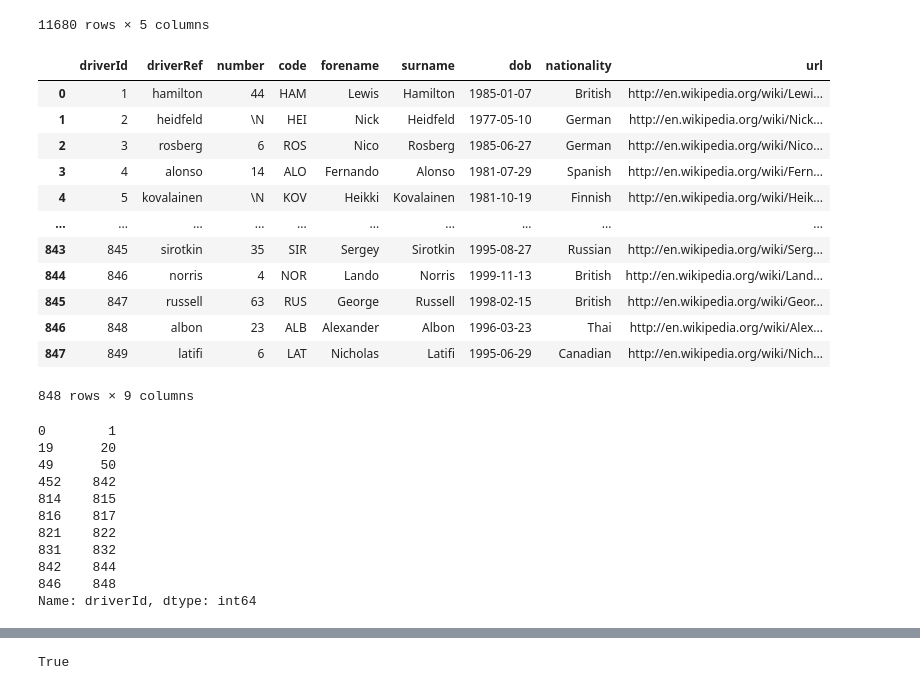
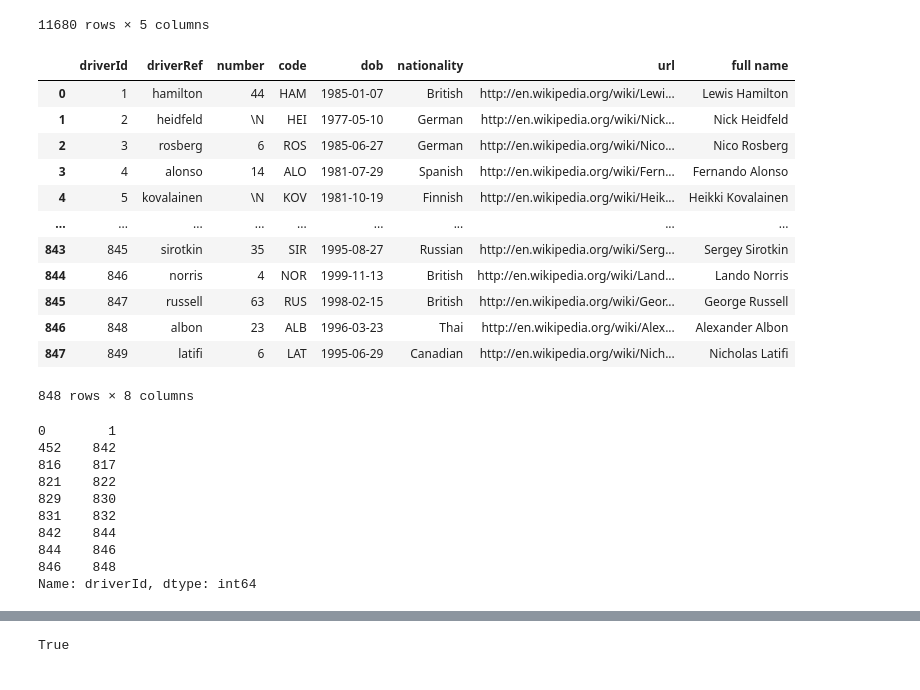
Before and after one commit to Vincent-glitch/ML-Project, a Jupyter notebook: notebooks/formula_etl.ipynb, the cells around one changed output, grey strips where cells are left out. Drawn from its saved outputs; the diff is of its cells as text; code cells hidden in the pictures.

```diff
--- a/notebooks/formula_etl.ipynb
+++ b/notebooks/formula_etl.ipynb
@@ -106,20 +106,24 @@ constructor_results_raw_df
 # status value no information just \N
 constructor_results_interim_df = pd.read_csv('../data/raw/constructor_results.csv').drop(['status'], axis=1)
 constructor_results_interim_df.to_csv('../data/interim/i_constructor_results.csv', index=False)
-# %%
-drivers_raw_df
-# %% [output]
-|  | driverId | driverRef | number | code | forename | surname | dob | nationality | url |
-| 0 | 1 | hamilton | 44 | HAM | Lewis | Hamilton | 1985-01-07 | British | http://en.wikipedia.org/wiki/Lewi... |
-| 1 | 2 | heidfeld | \N | HEI | Nick | Heidfeld | 1977-05-10 | German | http://en.wikipedia.org/wiki/Nick... |
-| 2 | 3 | rosberg | 6 | ROS | Nico | Rosberg | 1985-06-27 | German | http://en.wikipedia.org/wiki/Nico... |
-| 3 | 4 | alonso | 14 | ALO | Fernando | Alonso | 1981-07-29 | Spanish | http://en.wikipedia.org/wiki/Fern... |
-| 4 | 5 | kovalainen | \N | KOV | Heikki | Kovalainen | 1981-10-19 | Finnish | http://en.wikipedia.org/wiki/Heik... |
-| ... | ... | ... | ... | ... | ... | ... | ... | ... | ... |
-| 843 | 845 | sirotkin | 35 | SIR | Sergey | Sirotkin | 1995-08-27 | Russian | http://en.wikipedia.org/wiki/Serg... |
-| 844 | 846 | norris | 4 | NOR | Lando | Norris | 1999-11-13 | British | http://en.wikipedia.org/wiki/Land... |
-| 845 | 847 | russell | 63 | RUS | George | Russell | 1998-02-15 | British | http://en.wikipedia.org/wiki/Geor... |
-| 846 | 848 | albon | 23 | ALB | Alexander | Albon | 1996-03-23 | Thai | http://en.wikipedia.org/wiki/Alex... |
-| 847 | 849 | latifi | 6 | LAT | Nicholas | Latifi | 1995-06-29 | Canadian | http://en.wikipedia.org/wiki/Nich... |
-848 rows × 9 columns
+# %%
+drivers_raw_df
+drivers_raw_df['full name'] = drivers_raw_df[['forename','surname']].apply(lambda x: ' '.join(x), axis=1)
+# %%
+drivers_raw_df.drop(columns= ['forename', 'surname'], inplace = True)
+drivers_raw_df
+# %% [output]
+|  | driverId | driverRef | number | code | dob | nationality | url | full name |
+| 0 | 1 | hamilton | 44 | HAM | 1985-01-07 | British | http://en.wikipedia.org/wiki/Lewi... | Lewis Hamilton |
+| 1 | 2 | heidfeld | \N | HEI | 1977-05-10 | German | http://en.wikipedia.org/wiki/Nick... | Nick Heidfeld |
+| 2 | 3 | rosberg | 6 | ROS | 1985-06-27 | German | http://en.wikipedia.org/wiki/Nico... | Nico Rosberg |
+| 3 | 4 | alonso | 14 | ALO | 1981-07-29 | Spanish | http://en.wikipedia.org/wiki/Fern... | Fernando Alonso |
+| 4 | 5 | kovalainen | \N | KOV | 1981-10-19 | Finnish | http://en.wikipedia.org/wiki/Heik... | Heikki Kovalainen |
+| ... | ... | ... | ... | ... | ... | ... | ... | ... |
+| 843 | 845 | sirotkin | 35 | SIR | 1995-08-27 | Russian | http://en.wikipedia.org/wiki/Serg... | Sergey Sirotkin |
+| 844 | 846 | norris | 4 | NOR | 1999-11-13 | British | http://en.wikipedia.org/wiki/Land... | Lando Norris |
+| 845 | 847 | russell | 63 | RUS | 1998-02-15 | British | http://en.wikipedia.org/wiki/Geor... | George Russell |
+| 846 | 848 | albon | 23 | ALB | 1996-03-23 | Thai | http://en.wikipedia.org/wiki/Alex... | Alexander Albon |
+| 847 | 849 | latifi | 6 | LAT | 1995-06-29 | Canadian | http://en.wikipedia.org/wiki/Nich... | Nicholas Latifi |
+848 rows × 8 columns
 # %%
@@ -132,15 +136,14 @@ def name_check(stringy):
 # %%
-top10_2019 = drivers_raw_df[drivers_raw_df['driverRef'].map(name_check)]
-top10_2019['driverId']
+rank_winners_2020 = drivers_raw_df[drivers_raw_df['full name'].map(name_check)]
+rank_winners_2020['driverId']
 # %% [output]
 0        1
-19      20
-49      50
 452    842
-814    815
 816    817
 821    822
+829    830
 831    832
 842    844
+844    846
 846    848
 Name: driverId, dtype: int64
```
Also changed, not shown: parts of 10 cells of this notebook, 4 other files.
